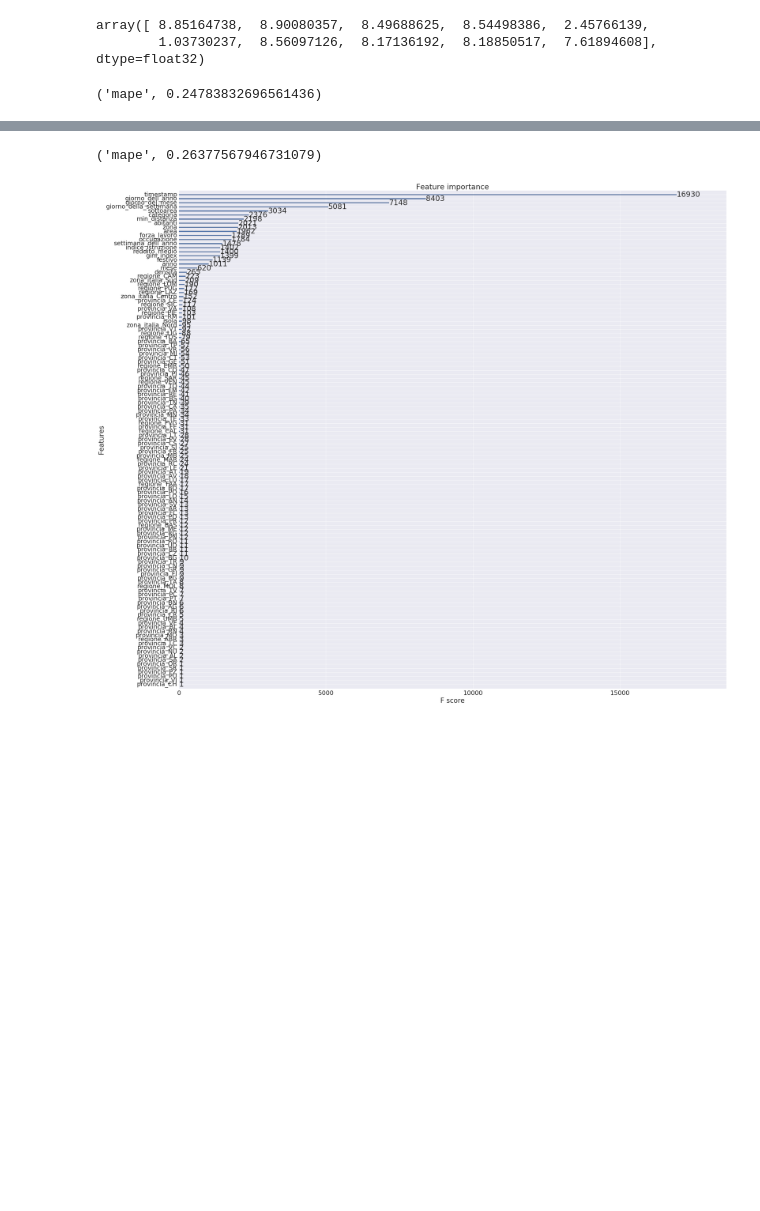
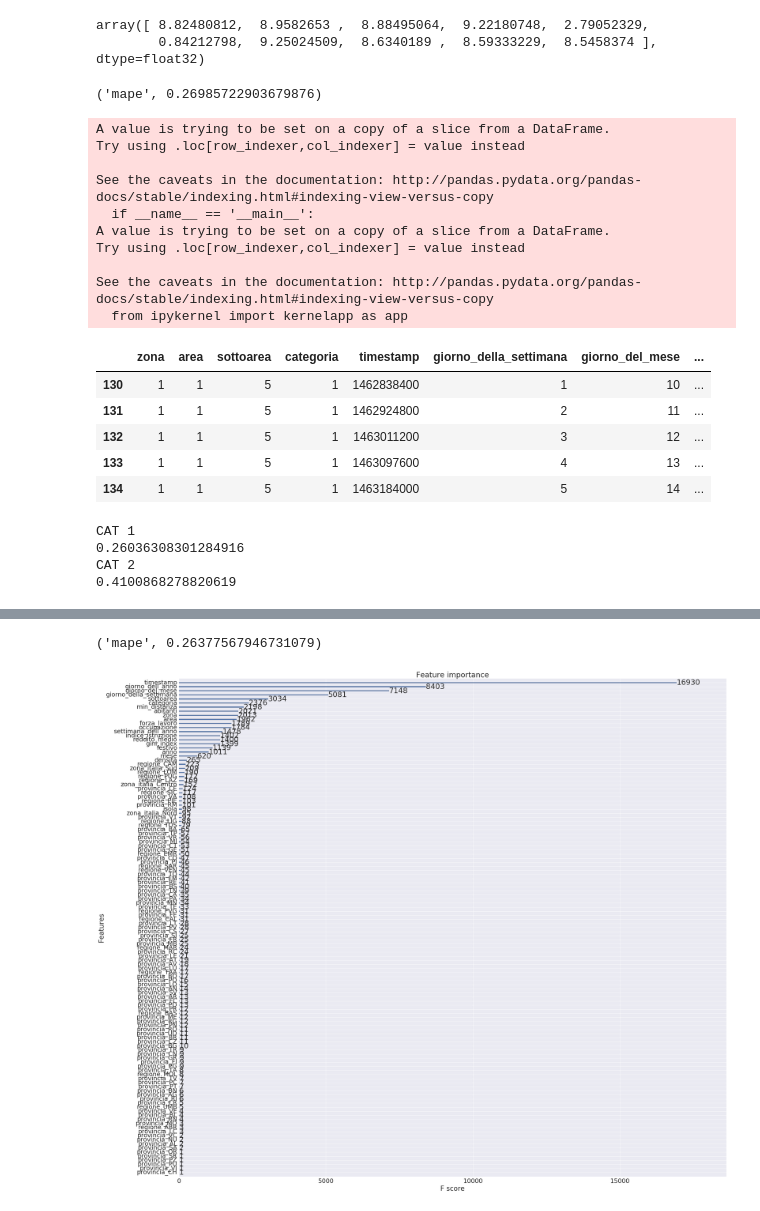
Before and after one commit to riccamastellone/BIP, a Jupyter notebook: XGBoost_RM_Test.ipynb, the cells around one changed output, grey strips where cells are left out. Saved outputs shown, nothing was run; the diff lists cells and outputs as text; code cells hidden in the pictures; blank space fills up the shorter version.

Commit message:
MAPE1 MAPE2

```diff
--- a/XGBoost_RM_Test.ipynb
+++ b/XGBoost_RM_Test.ipynb
@@ -10,8 +10,8 @@ def mape(predictions, dtrain):
     sommatoria = sum(np.abs(ground_truth - predictions)) / at_mean
     return 'mape', one_over_n * sommatoria
 # %%
-dataset = pd.read_csv('dataset/output/dataset_polimi_extended_with_province.csv',delimiter=',')
-dataset = dataset.round({'gini_index': 4, 'forza_lavoro': 4, 'occupazione' : 4})
+dataset = pd.read_csv('dataset/output/dataset_polimi_extended_with_province_2016.csv',delimiter=',')
+dataset = dataset.round({'gini_index': 8, 'forza_lavoro': 8, 'occupazione' : 8})
 # %%
 train_set = dataset[dataset['timestamp']<1462838400]
 test_set = dataset[dataset['timestamp']>=1462838400]
@@ -33,5 +33,5 @@ dic = {}
 # passata in feval
 watchlist = [(xgdmat,'train'),(dtest,'test')]
 
-final_gb = xgb.train(our_params, xgdmat, 155, evals = watchlist, feval = mape, evals_result = dic)
+final_gb = xgb.train(our_params, xgdmat, 118, evals = watchlist, feval = mape, evals_result = dic)
 # %% [output]
@@ -67,8 +67,8 @@ testdmat = xgb.DMatrix(test_set, missing=np.nan)
 y_pred = final_gb.predict(testdmat)
 y_pred[:10]
 # %% [output]
-array([ 8.85164738,  8.90080357,  8.49688625,  8.54498386,  2.45766139,
-        1.03730237,  8.56097126,  8.17136192,  8.18850517,  7.61894608], dtype=float32)
+array([ 8.82480812,  8.9582653 ,  8.88495064,  9.22180748,  2.79052329,
+        0.84212798,  9.25024509,  8.6340189 ,  8.59333229,  8.5458374 ], dtype=float32)
 # %%
 def mape_noxgb(predictions, dtrain):
     ground_truth = dtrain#.get_label()
@@ -81,4 +81,54 @@ round_pred = list(map(lambda x: round(x), y_pred))
 positive_pred = list(map(lambda x: x if x > 0 else 0,round_pred))
 mape_noxgb(positive_pred,t_train)
 # %% [output]
-('mape', 0.24783832696561436)
+('mape', 0.26985722903679876)
+# %%
+test_set['vendite_predicted'] = positive_pred
+test_set['vendite_ground_truth'] = t_train
+test_set.head()
+# %% [output]
+A value is trying to be set on a copy of a slice from a DataFrame.
+Try using .loc[row_indexer,col_indexer] = value instead
+
+See the caveats in the documentation: http://pandas.pydata.org/pandas-docs/stable/indexing.html#indexing-view-versus-copy
+  if __name__ == '__main__':
+A value is trying to be set on a copy of a slice from a DataFrame.
+Try using .loc[row_indexer,col_indexer] = value instead
+
+See the caveats in the documentation: http://pandas.pydata.org/pandas-docs/stable/indexing.html#indexing-view-versus-copy
+  from ipykernel import kernelapp as app
+|  | zona | area | sottoarea | categoria | timestamp | giorno_della_settimana | giorno_del_mese | ... |
+| 130 | 1 | 1 | 5 | 1 | 1462838400 | 1 | 10 | ... |
+| 131 | 1 | 1 | 5 | 1 | 1462924800 | 2 | 11 | ... |
+| 132 | 1 | 1 | 5 | 1 | 1463011200 | 3 | 12 | ... |
+| 133 | 1 | 1 | 5 | 1 | 1463097600 | 4 | 13 | ... |
+| 134 | 1 | 1 | 5 | 1 | 1463184000 | 5 | 14 | ... |
+# %%
+import itertools
+df = pd.read_csv("dataset/output/test_local_dataset_polimi_extended_no2014.csv",delimiter=",")
+
+sottoaree = np.unique(df[['sottoarea']].values)
+prodotti = np.unique(df[['categoria']].values)
+
+combinazioni = list(itertools.product(*[sottoaree,prodotti]))
+
+total_mape = [0,0]
+counter = [0,0]
+for i in combinazioni:
+    subset = test_set[(test_set.sottoarea == i[0]) & (test_set.categoria == i[1])]
+    mape = float(mape_noxgb(subset['vendite_predicted'],subset['vendite_ground_truth'])[1])
+    # 10 giorni consecutivi di zeri
+    if(np.isnan(mape) or np.isinf(mape)):
+        mape = 0
+    total_mape[i[1]-1] = total_mape[i[1]-1] + mape
+    counter[i[1]-1] = counter[i[1]-1] + 1
+
+print('CAT 1')
+print(total_mape[0]/counter[0])
+print('CAT 2')
+print(total_mape[1]/counter[1])
+# %% [output]
+CAT 1
+0.26036308301284916
+CAT 2
+0.4100868278820619
```
Also changed, not shown: parts of 4 cells of this notebook.
